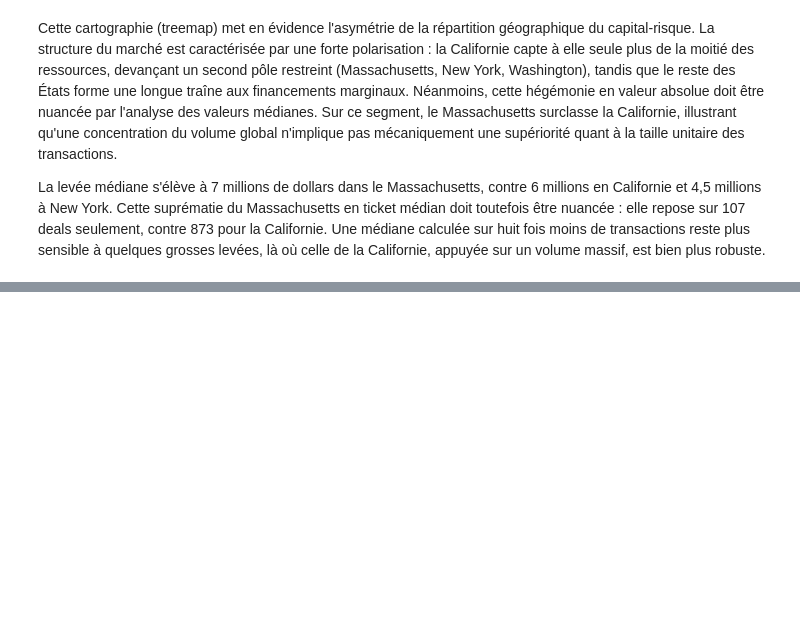
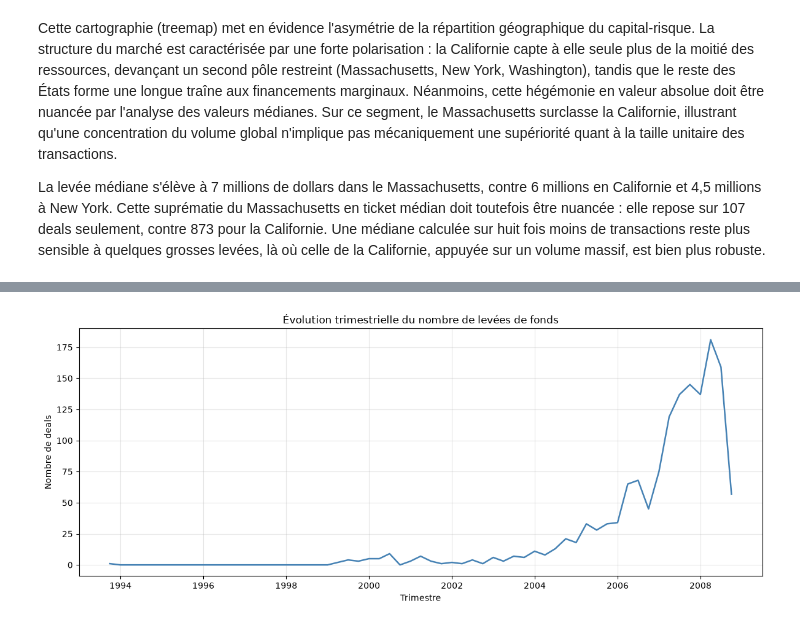
Before and after one commit to boubagn-rgb/techcrunch-funding-analysis, a Jupyter notebook: notebooks/nettoyage_exploration.ipynb, the cells around one changed output, grey strips where cells are left out. Cells and saved outputs as stored; diff of their text form; code cells hidden in the pictures; blank space fills up the shorter version.

Commit message:
Analyse temporelle : agregation trimestrielle et courbe

```diff
--- a/notebooks/nettoyage_exploration.ipynb
+++ b/notebooks/nettoyage_exploration.ipynb
@@ -225,0 +306,2 @@ La levée médiane s'élève à 7 millions de dollars dans le Massachusetts, con
+# %%
+temp = df.set_index('fundedDate').resample('QE')['raisedAmt'].agg(['count', 'sum'])
@@ -225,0 +335,14 @@ La levée médiane s'élève à 7 millions de dollars dans le Massachusetts, con
+# %%
+import matplotlib.pyplot as plt
+
+fig, ax = plt.subplots(figsize=(12, 5))
+ax.plot(temp.index, temp['count'], color='steelblue', linewidth=1.8)
+
+ax.set_title('Évolution trimestrielle du nombre de levées de fonds')
+ax.set_xlabel('Trimestre')
+ax.set_ylabel('Nombre de deals')
+ax.grid(True, alpha=0.3)
+plt.tight_layout()
+plt.show()
+# %% [output]
+[figure, added]
```
Also changed, not shown: parts of 4 cells of this notebook.
